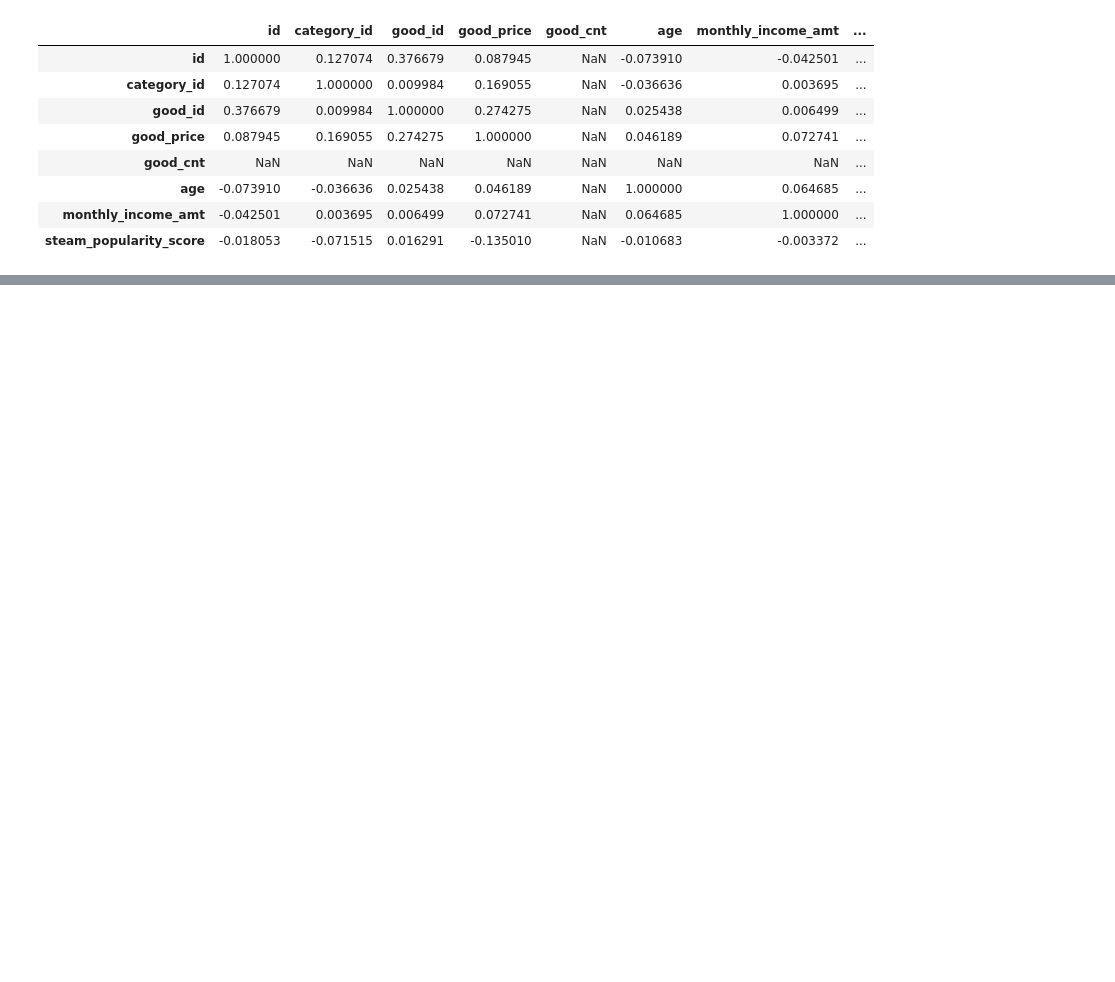
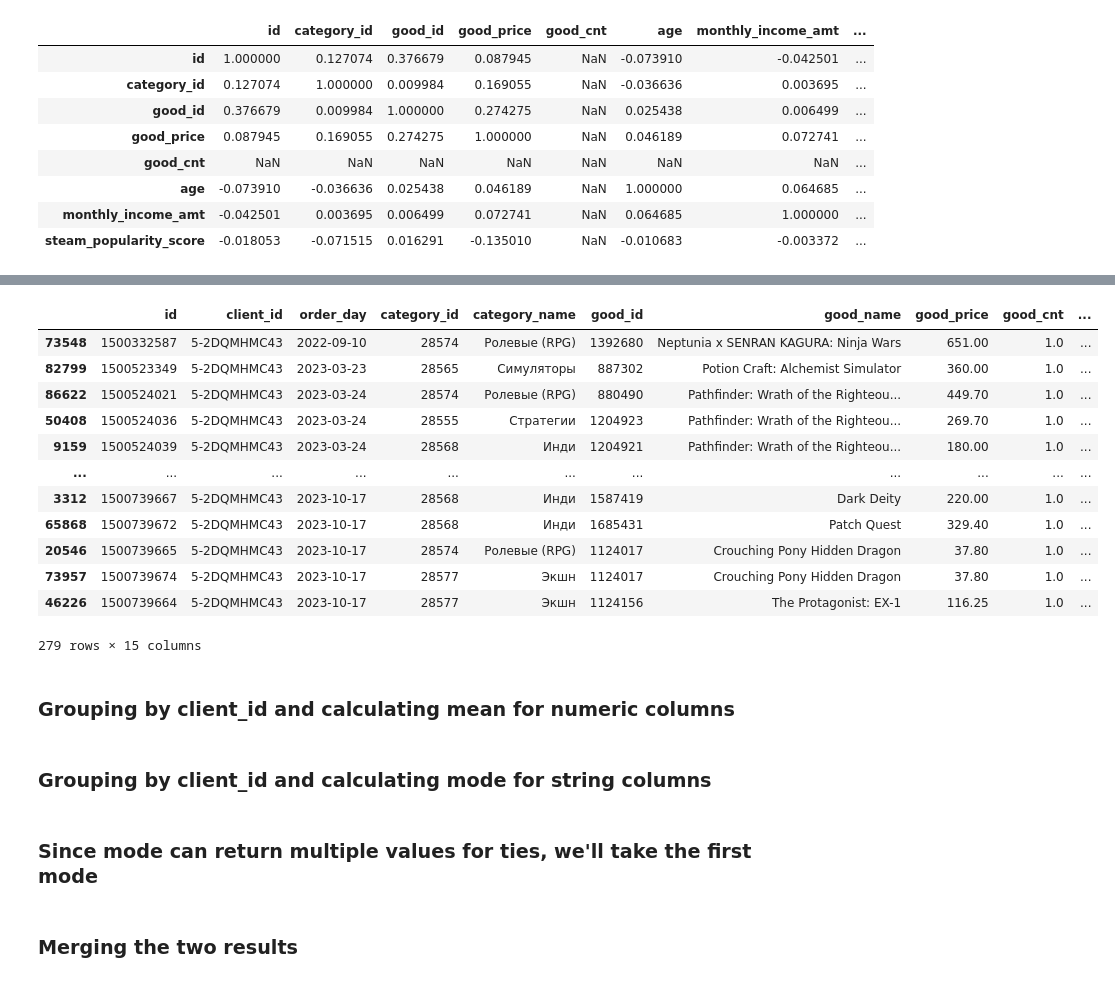
Before and after one commit to MatveyPRO3/DANO_23_project_tour, a Jupyter notebook: main.ipynb, the cells around one changed output, grey strips where cells are left out. Cells and saved outputs as stored; diff of their text form; code cells hidden in the pictures; blank space fills up the shorter version.

```diff
--- a/main.ipynb
+++ b/main.ipynb
@@ -69,0 +109,18 @@ correlation_matrix
+# %%
+oneUser.sort_values("order_day")
+# %% [output]
+|  | id | client_id | order_day | category_id | category_name | good_id | good_name | good_price | good_cnt | ... |
+| 73548 | 1500332587 | 5-2DQMHMC43 | 2022-09-10 | 28574 | Ролевые (RPG) | 1392680 | Neptunia x SENRAN KAGURA: Ninja Wars | 651.00 | 1.0 | ... |
+| 82799 | 1500523349 | 5-2DQMHMC43 | 2023-03-23 | 28565 | Симуляторы | 887302 | Potion Craft: Alchemist Simulator | 360.00 | 1.0 | ... |
+| 86622 | 1500524021 | 5-2DQMHMC43 | 2023-03-24 | 28574 | Ролевые (RPG) | 880490 | Pathfinder: Wrath of the Righteou... | 449.70 | 1.0 | ... |
+| 50408 | 1500524036 | 5-2DQMHMC43 | 2023-03-24 | 28555 | Стратегии | 1204923 | Pathfinder: Wrath of the Righteou... | 269.70 | 1.0 | ... |
+| 9159 | 1500524039 | 5-2DQMHMC43 | 2023-03-24 | 28568 | Инди | 1204921 | Pathfinder: Wrath of the Righteou... | 180.00 | 1.0 | ... |
+| ... | ... | ... | ... | ... | ... | ... | ... | ... | ... | ... |
+| 3312 | 1500739667 | 5-2DQMHMC43 | 2023-10-17 | 28568 | Инди | 1587419 | Dark Deity | 220.00 | 1.0 | ... |
+| 65868 | 1500739672 | 5-2DQMHMC43 | 2023-10-17 | 28568 | Инди | 1685431 | Patch Quest | 329.40 | 1.0 | ... |
+| 20546 | 1500739665 | 5-2DQMHMC43 | 2023-10-17 | 28574 | Ролевые (RPG) | 1124017 | Crouching Pony Hidden Dragon | 37.80 | 1.0 | ... |
+| 73957 | 1500739674 | 5-2DQMHMC43 | 2023-10-17 | 28577 | Экшн | 1124017 | Crouching Pony Hidden Dragon | 37.80 | 1.0 | ... |
+| 46226 | 1500739664 | 5-2DQMHMC43 | 2023-10-17 | 28577 | Экшн | 1124156 | The Protagonist: EX-1 | 116.25 | 1.0 | ... |
+279 rows × 15 columns
+# %% [markdown]
+### Grouping by client_id and calculating mean for numeric columns
@@ -69,0 +130,2 @@ correlation_matrix
+# %% [markdown]
+### Grouping by client_id and calculating mode for string columns
@@ -69,0 +135,2 @@ correlation_matrix
+# %% [markdown]
+### Since mode can return multiple values for ties, we'll take the first mode
@@ -69,0 +140,2 @@ correlation_matrix
+# %% [markdown]
+### Merging the two results
```
Also changed, not shown: parts of 13 cells of this notebook.
